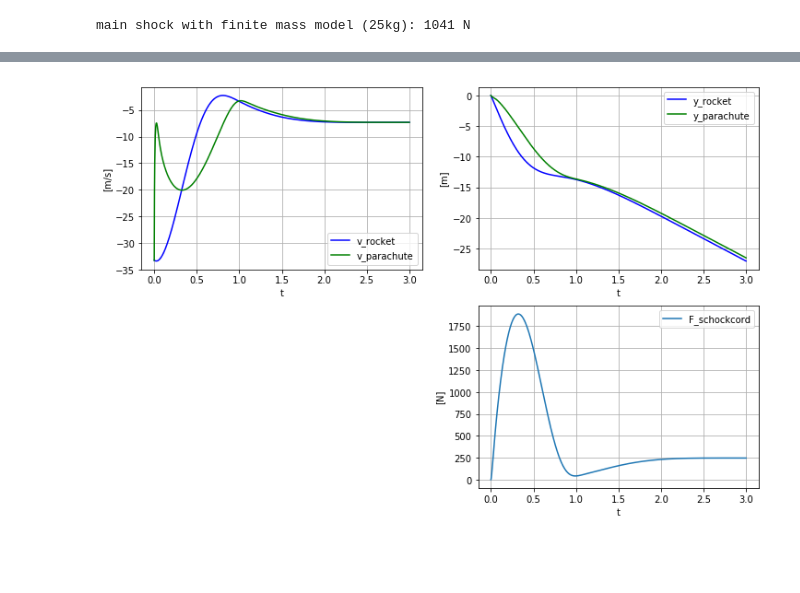
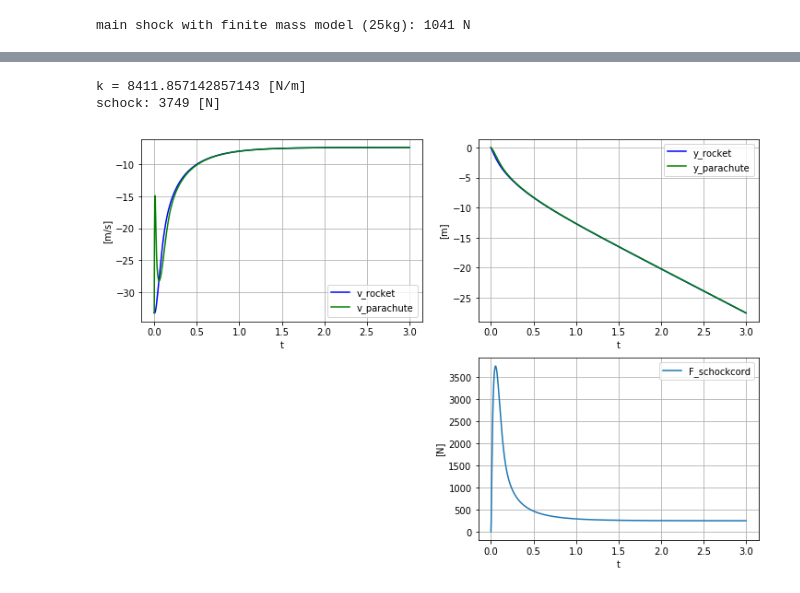
Before and after one commit to irec-duster/RORO, a Jupyter notebook: recovery/parachute_selection.ipynb, the cells around one changed output, grey strips where cells are left out. Saved outputs shown, nothing was run; the diff lists cells and outputs as text; code cells hidden in the pictures; blank space fills up the shorter version.

```diff
--- a/recovery/parachute_selection.ipynb
+++ b/recovery/parachute_selection.ipynb
@@ -169,10 +169,12 @@ import numpy as np
 
 mp = 0.75 # [kg]
 mr = 25 # [kg]
+
+k_l = 58883 # [N], measured
 l = 7 # [m] shock cord length
+k = k_l/l # [N/m]
 
-# approximation of k. assume 6% elongation under 20kg load
-k = 9.81*20/(0.06*l) # [N/m]
+print('k = {} [N/m]'.format(k))
 
 def F_shockcord(yr, yp):
     dl = (yp-yr)
@@ -197,32 +199,36 @@ def dydt(y, t):
 
 t = np.linspace(0,3,1000)
 sol = odeint(dydt, y0, t)
 plt.figure(figsize=(12,8))
 plt.subplot(221)
 plt.plot(t, sol[:,1], 'b', label='v_rocket')
 plt.plot(t, sol[:,3], 'g', label='v_parachute')
 plt.legend(loc='best')
 plt.xlabel('t')
 plt.ylabel('[m/s]')
 plt.grid()
 
 
 plt.subplot(222)
 plt.plot(t, sol[:,0], 'b', label='y_rocket')
 plt.plot(t, sol[:,2], 'g', label='y_parachute')
 plt.legend(loc='best')
 plt.xlabel('t')
 plt.ylabel('[m]')
 plt.grid()
 
 plt.subplot(224)
 fn = np.vectorize(lambda n: F_shockcord(sol[n][0], sol[n][2]))
-plt.plot(t,fn(np.array(range(len(t)))), label='F_schockcord')
+fs = fn(np.array(range(len(t))))
+plt.plot(t,fs, label='F_schockcord')
 plt.legend(loc='best')
 plt.xlabel('t')
 plt.ylabel('[N]')
 plt.grid()
 
+print('schock: {:.0f} [N]'.format(max(fs)))
 plt.show()
 # %% [output]
+k = 8411.857142857143 [N/m]
+schock: 3749 [N]
-[figure, old version]
+[figure, new version]
```
Also changed, not shown: 1 other file.
